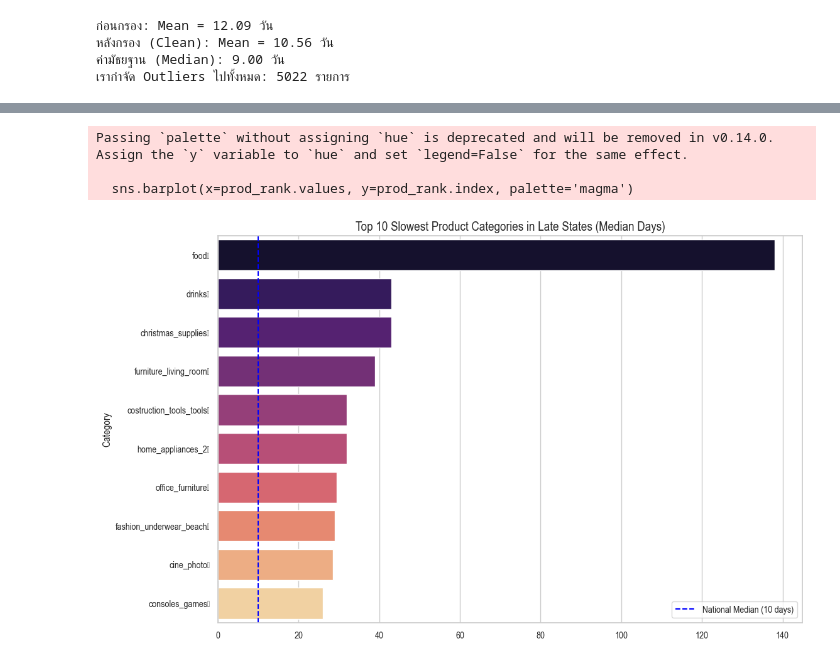
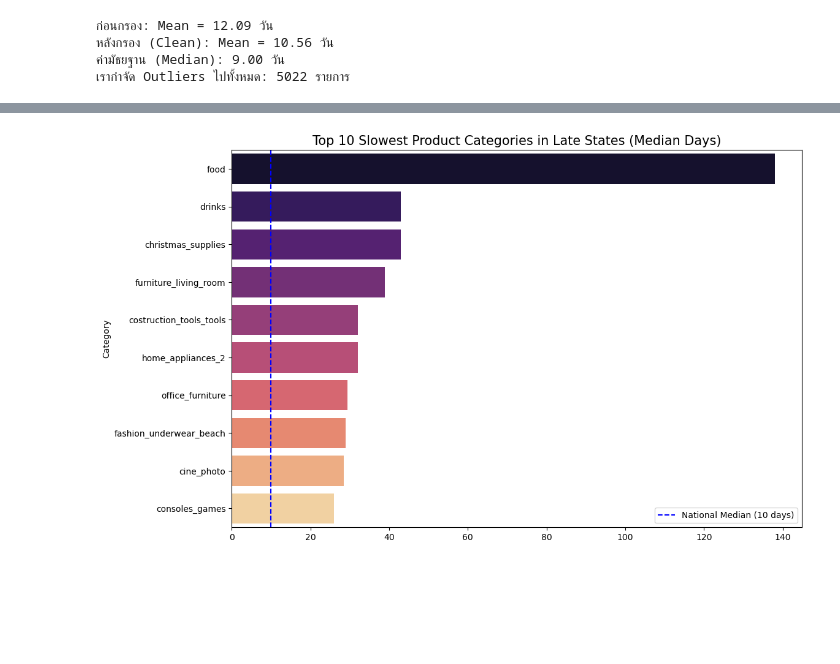
Before and after one commit to NuttanonTati/Olist-Data-Analysis, a Jupyter notebook: Olist-Data-Analysis.ipynb, the cells around one changed output, grey strips where cells are left out. Saved outputs shown, nothing was run; the diff lists cells and outputs as text; code cells hidden in the pictures; blank space fills up the shorter version.

```diff
--- a/Olist-Data-Analysis.ipynb
+++ b/Olist-Data-Analysis.ipynb
@@ -113,25 +110,26 @@ print(f"เรากำจัด Outliers ไปทั้งหมด: {len(df)
 # %%
 import pandas as pd
 import seaborn as sns
 import matplotlib.pyplot as plt
 
-# 1. โหลดข้อมูล
+# โหลดข้อมูล
 df_prod = pd.read_csv('C:/Users/user/AppData/Local/vscode-sqltools/Data/session/olist_late_states_products.csv')
 df_prod['delivery_days'] = (pd.to_datetime(df_prod['order_delivered_customer_date']) -
                             pd.to_datetime(df_prod['order_purchase_timestamp'])).dt.days
 
-# 2. หาค่า Median ของแต่ละหมวดสินค้าในรัฐกลุ่มนี้
+# ล้างตัวอักษรลับที่อาจติดมาในชื่อ Category
+df_prod['Category'] = df_prod['Category'].str.strip()
+
+# จัดกลุ่มใหม่
 prod_rank = df_prod.groupby('Category')['delivery_days'].median().sort_values(ascending=False).head(10)
 
-# 3. พลอตกราฟ
+# วาดกราฟ
 plt.figure(figsize=(12, 8))
-sns.barplot(x=prod_rank.values, y=prod_rank.index, palette='magma')
+sns.barplot(x=prod_rank.values, y=prod_rank.index, hue=prod_rank.index, palette='magma', legend=False)
+
 plt.title('Top 10 Slowest Product Categories in Late States (Median Days)', fontsize=15)
 plt.axvline(10, color='blue', linestyle='--', label='National Median (10 days)')
 plt.legend()
 plt.show()
 # %% [output]
-Passing `palette` without assigning `hue` is deprecated and will be removed in v0.14.0. Assign the `y` variable to `hue` and set `legend=False` for the same effect.
-
-  sns.barplot(x=prod_rank.values, y=prod_rank.index, palette='magma')
-[figure, old version]
+[figure, new version]
```
Also changed, not shown: parts of 4 cells of this notebook.
